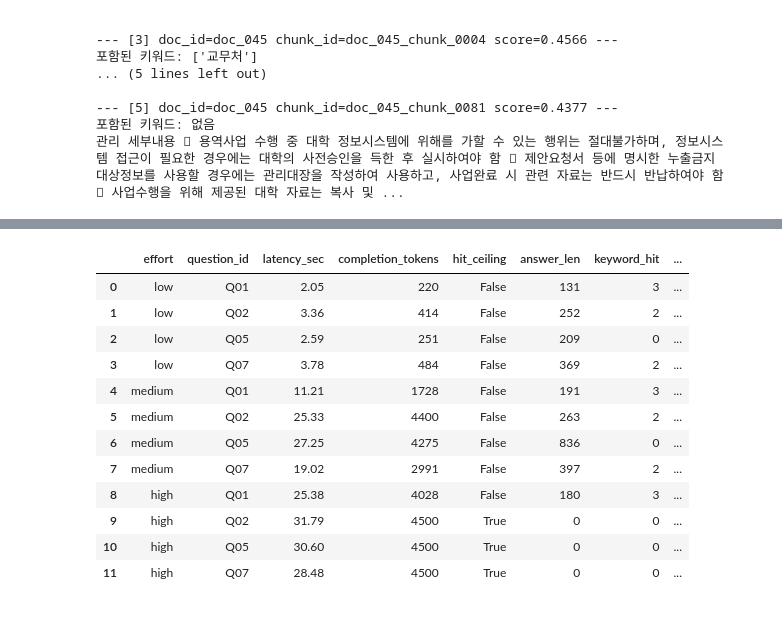
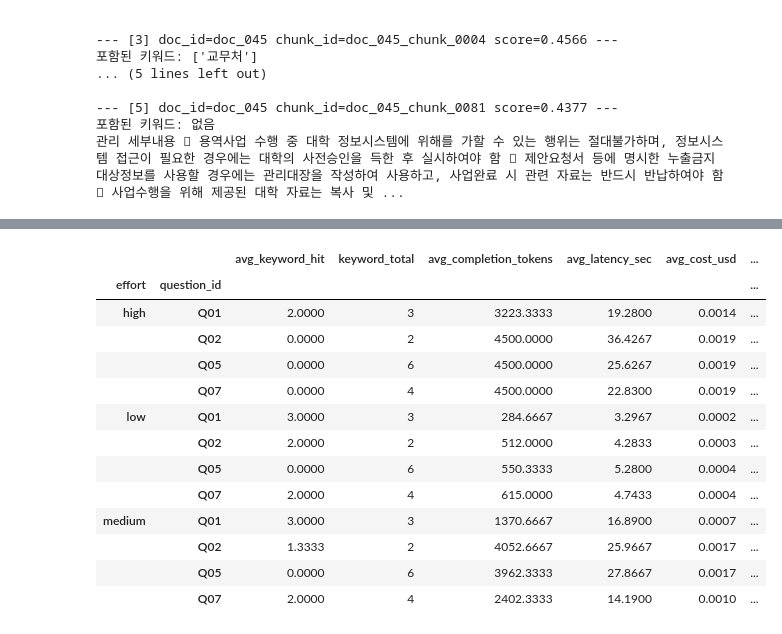
Before and after one commit to tjgh8167/rfp-rag-project, a Jupyter notebook: notebook/03_generation_test.ipynb, the cells around one changed output, grey strips where cells are left out. Drawn from its saved outputs; the diff is of its cells as text; code cells hidden in the pictures.

```diff
--- a/notebook/03_generation_test.ipynb
+++ b/notebook/03_generation_test.ipynb
@@ -845,7 +871,7 @@ for q in ALL_13_QUESTIONS:  # Q11 제외, 아까 쓴 12개 리스트 재사용
     coverage_low_results.append({
         "question": q[:30], "latency_sec": round(elapsed, 2),
         "completion_tokens": cb.completion_tokens,
-        "hit_ceiling": cb.completion_tokens >= 4500,
+        "hit_ceiling": cb.completion_tokens >= config["generation"]["max_tokens"],
         "answer_len": len(ai_msg.content),
         "cost_usd": round(cb.total_cost, 5),
     })
@@ -869,47 +895,53 @@ df_coverage_low
 # %%
 high_results = []
 llm_high = ChatOpenAI(model=config["generation"]["model"], max_tokens=config["generation"]["max_tokens"], reasoning_effort="high")
-
 for qid, q, keywords in REASONING_TEST_QUESTIONS:
     search_q = condense_question(q, None, config)
     results = retriever.search(search_q, top_k=config["retrieval"]["top_k"])
     context = build_context(results)
     messages = prompt.format_messages(context=context, question=q, history=[])
-
-    start = time.perf_counter()
-    with get_openai_callback() as cb:
-        ai_msg = llm_high.invoke(messages)
-    elapsed = time.perf_counter() - start
-
-    answer = ai_msg.content
-    keyword_hit = sum(1 for kw in keywords if kw in answer)
-
-    high_results.append({
-        "effort": "high", "question_id": qid,
-        "latency_sec": round(elapsed, 2),
-        "completion_tokens": cb.completion_tokens,
-        "hit_ceiling": cb.completion_tokens >= 4500,
-        "answer_len": len(answer),
-        "keyword_hit": keyword_hit,
-        "keyword_total": len(keywords),
-        "cost_usd": round(cb.total_cost, 5),
-        "answer_preview": answer[:80],
-    })
-
+    for trial in range(N_REPEAT):
+        start = time.perf_counter()
+        with get_openai_callback() as cb:
+            ai_msg = llm_high.invoke(messages)
+        elapsed = time.perf_counter() - start
+        answer = ai_msg.content
+        keyword_hit = sum(1 for kw in keywords if kw in answer)
+        high_results.append({
+            "effort": "high", "question_id": qid, "trial": trial + 1,
+            "latency_sec": round(elapsed, 2),
+            "completion_tokens": cb.completion_tokens,
+            "hit_ceiling": cb.completion_tokens >= config["generation"]["max_tokens"],
+            "answer_len": len(answer),
+            "keyword_hit": keyword_hit,
+            "keyword_total": len(keywords),
+            "cost_usd": round(cb.total_cost, 5),
+            "answer_preview": answer[:80],
+        })
 df_high = pd.DataFrame(high_results)
 df_reasoning_all = pd.concat([df_reasoning, df_high], ignore_index=True)
-df_reasoning_all
+
+summary_reasoning_all = df_reasoning_all.groupby(["effort", "question_id"]).agg(
+    avg_keyword_hit=("keyword_hit", "mean"),
+    keyword_total=("keyword_total", "first"),
+    avg_completion_tokens=("completion_tokens", "mean"),
+    avg_latency_sec=("latency_sec", "mean"),
+    avg_cost_usd=("cost_usd", "mean"),
+    hit_ceiling_rate=("hit_ceiling", "mean"),
+).round(4)
+summary_reasoning_all
 # %% [output]
-|  | effort | question_id | latency_sec | completion_tokens | hit_ceiling | answer_len | keyword_hit | ... |
-| 0 | low | Q01 | 2.05 | 220 | False | 131 | 3 | ... |
-| 1 | low | Q02 | 3.36 | 414 | False | 252 | 2 | ... |
-| 2 | low | Q05 | 2.59 | 251 | False | 209 | 0 | ... |
-| 3 | low | Q07 | 3.78 | 484 | False | 369 | 2 | ... |
-| 4 | medium | Q01 | 11.21 | 1728 | False | 191 | 3 | ... |
-| 5 | medium | Q02 | 25.33 | 4400 | False | 263 | 2 | ... |
-| 6 | medium | Q05 | 27.25 | 4275 | False | 836 | 0 | ... |
-| 7 | medium | Q07 | 19.02 | 2991 | False | 397 | 2 | ... |
-| 8 | high | Q01 | 25.38 | 4028 | False | 180 | 3 | ... |
-| 9 | high | Q02 | 31.79 | 4500 | True | 0 | 0 | ... |
-| 10 | high | Q05 | 30.60 | 4500 | True | 0 | 0 | ... |
-| 11 | high | Q07 | 28.48 | 4500 | True | 0 | 0 | ... |
+|  |  | avg_keyword_hit | keyword_total | avg_completion_tokens | avg_latency_sec | avg_cost_usd | ... |
+| effort | question_id |  |  |  |  |  | ... |
+| high | Q01 | 2.0000 | 3 | 3223.3333 | 19.2800 | 0.0014 | ... |
+|  | Q02 | 0.0000 | 2 | 4500.0000 | 36.4267 | 0.0019 | ... |
+|  | Q05 | 0.0000 | 6 | 4500.0000 | 25.6267 | 0.0019 | ... |
+|  | Q07 | 0.0000 | 4 | 4500.0000 | 22.8300 | 0.0019 | ... |
+| low | Q01 | 3.0000 | 3 | 284.6667 | 3.2967 | 0.0002 | ... |
+|  | Q02 | 2.0000 | 2 | 512.0000 | 4.2833 | 0.0003 | ... |
+|  | Q05 | 0.0000 | 6 | 550.3333 | 5.2800 | 0.0004 | ... |
+|  | Q07 | 2.0000 | 4 | 615.0000 | 4.7433 | 0.0004 | ... |
+| medium | Q01 | 3.0000 | 3 | 1370.6667 | 16.8900 | 0.0007 | ... |
+|  | Q02 | 1.3333 | 2 | 4052.6667 | 25.9667 | 0.0017 | ... |
+|  | Q05 | 0.0000 | 6 | 3962.3333 | 27.8667 | 0.0017 | ... |
+|  | Q07 | 2.0000 | 4 | 2402.3333 | 14.1900 | 0.0010 | ... |
```
Also changed, not shown: parts of 2 cells of this notebook.
